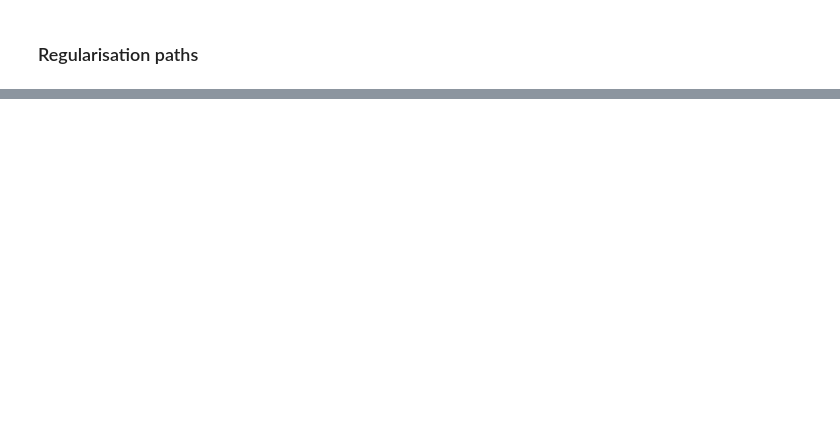
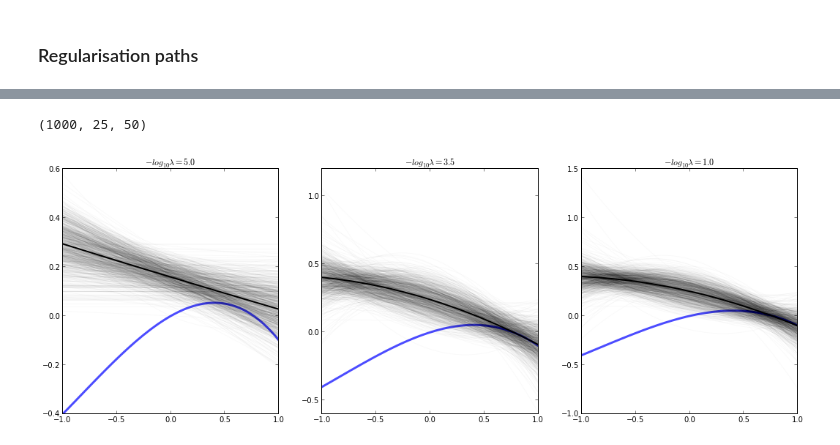
Before and after one commit to pilipolio/20130624_RegressionAndBiasVarianceTalk, a Jupyter notebook: LinearRegression.ipynb, the cells around one changed output, grey strips where cells are left out. Drawn from its saved outputs; the diff is of its cells as text; code cells hidden in the pictures; blank space fills up the shorter version.

Commit message:
Starting to illustrate bias-variance on toy data.

```diff
--- a/LinearRegression.ipynb
+++ b/LinearRegression.ipynb
@@ -272,0 +281,37 @@ $$
+# %%
+def draw_data_sets(f_oracle, n_drawings, n_observations):
+    for k in range(n_drawings):
+        x_n = np.sort(np.random.uniform(low=-1, high=1, size=n_observations))
+        X_n_d = np.vstack((x_n, np.power(x_n,2), np.power(x_n,3))).T
+        y_n = f_oracle(x_n) + np.random.normal(scale=.1, size=n_observations)
+        yield x_n, X_n_d, y_n
+
+domain = [-1,1]
+n_grid = 50
+x_grid_n = np.linspace(*domain, num=n_grid)
+
+from sklearn.linear_model import lasso_path
+lasso_lambdas = np.logspace(-6, -1, 25)
+
+K = 1000
+
+Y_grid_lambdas_K = np.array([
+    [Polynomial(model.coef_, domain=domain).linspace(n=n_grid)[1]
+        for model in lasso_path(X_n_d, y_n, fit_intercept=True, alphas=lasso_lambdas)]
+            for x_n, X_n_d, y_n in draw_data_sets(f_oracle, n_drawings=K, n_observations=n)])
+
+Y_grid_lambdas_K.shape
+# %% [output]
+(1000, 25, 50)
+# %%
+i_lambdas = [5, 12, 24]
+f, axes = plt.subplots(1,len(i_lambdas))
+f.set_size_inches(18, 6)
+
+for i, ax in zip(i_lambdas, axes):
+    ax.plot(*f_oracle.linspace(), color="b", ls="-", lw=3, alpha=.7, label="$y=f(x)$")
+    ax.plot(x_grid_n, Y_grid_lambdas_K[:,i,:].T, 'k-',alpha=.025);
+    ax.plot(x_grid_n, np.mean(Y_grid_lambdas_K[:,i,:], axis=0), 'k-', lw=2, alpha=1);
+    ax.set_title(r'$-log_{10} \lambda = ' + '{:.1f}$'.format(-np.log10(lasso_lambdas[i])))
+# %% [output]
+[figure, added]
```
Also changed, not shown: parts of 7 cells of this notebook.
